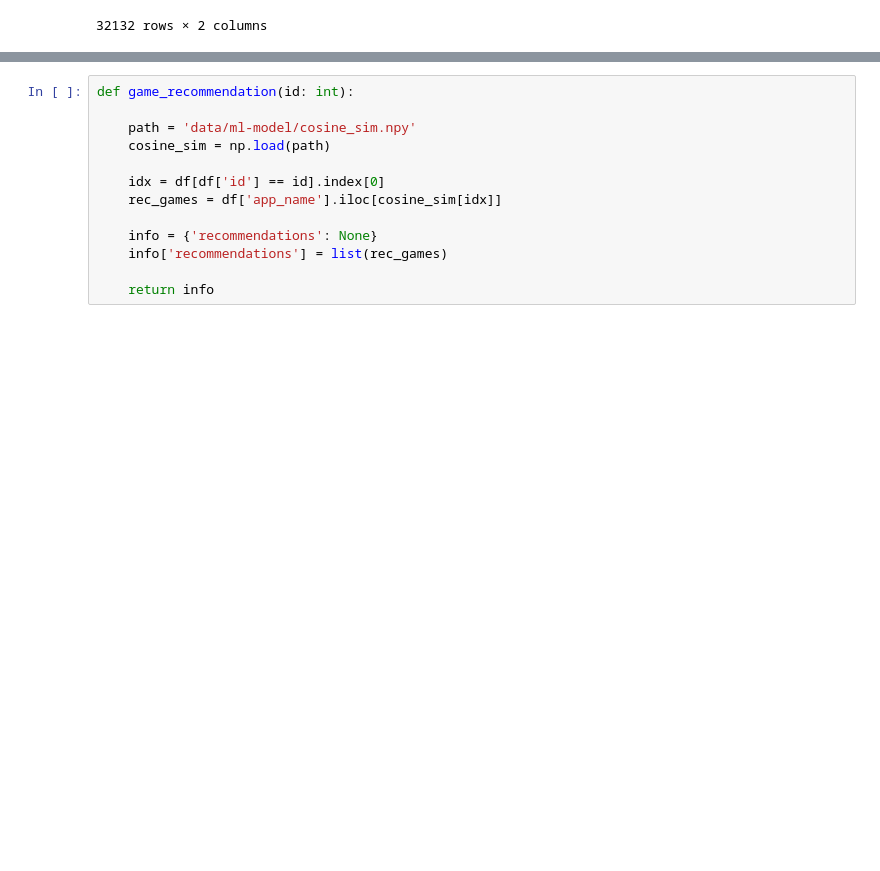
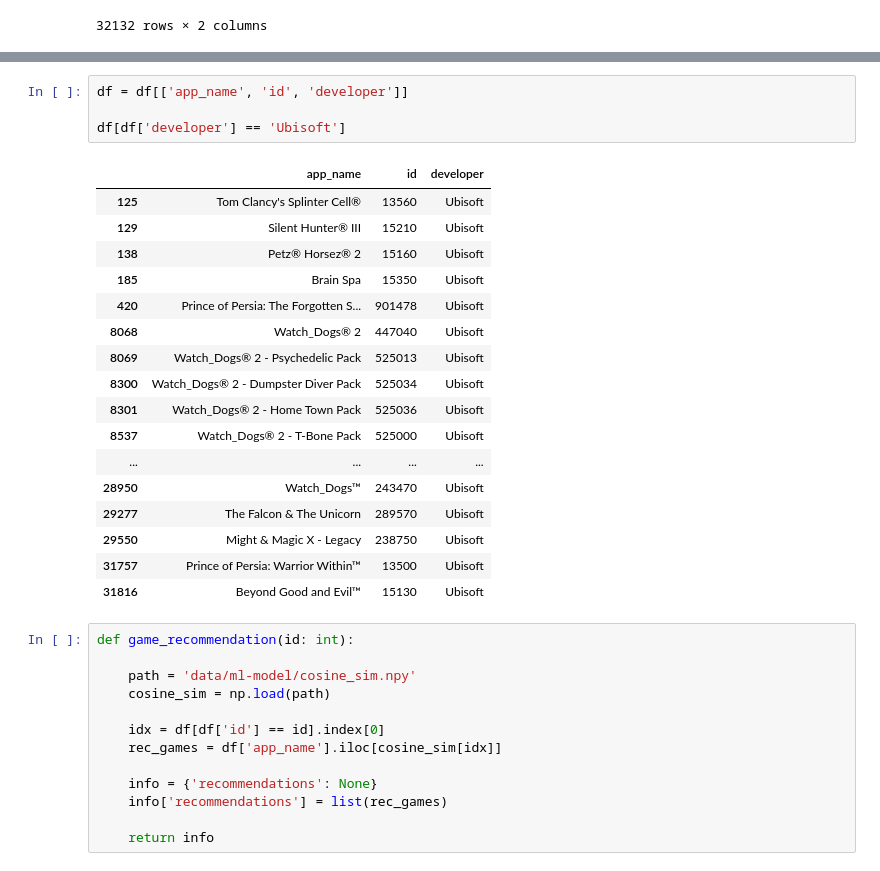
Before and after one commit to Slindex/ML-Rec-System-Steam, a Jupyter notebook: ml-model.ipynb, the cells around one changed output, grey strips where cells are left out. Saved outputs shown, nothing was run; the diff lists cells and outputs as text; blank space fills up the shorter version.

```diff
--- a/ml-model.ipynb
+++ b/ml-model.ipynb
@@ -163,3 +162,25 @@ df[df['app_name'] == 'Counter-Stri']
+# %%
+df = df[['app_name', 'id', 'developer']]
+
+df[df['developer'] == 'Ubisoft']
+# %% [output]
+|  | app_name | id | developer |
+| 125 | Tom Clancy's Splinter Cell® | 13560 | Ubisoft |
+| 129 | Silent Hunter® III | 15210 | Ubisoft |
+| 138 | Petz® Horsez® 2 | 15160 | Ubisoft |
+| 185 | Brain Spa | 15350 | Ubisoft |
+| 420 | Prince of Persia: The Forgotten S... | 901478 | Ubisoft |
+| 8068 | Watch_Dogs® 2 | 447040 | Ubisoft |
+| 8069 | Watch_Dogs® 2 - Psychedelic Pack | 525013 | Ubisoft |
+| 8300 | Watch_Dogs® 2 - Dumpster Diver Pack | 525034 | Ubisoft |
+| 8301 | Watch_Dogs® 2 - Home Town Pack | 525036 | Ubisoft |
+| 8537 | Watch_Dogs® 2 - T-Bone Pack | 525000 | Ubisoft |
+| ... | ... | ... | ... |
+| 28950 | Watch_Dogs™ | 243470 | Ubisoft |
+| 29277 | The Falcon & The Unicorn | 289570 | Ubisoft |
+| 29550 | Might & Magic X - Legacy | 238750 | Ubisoft |
+| 31757 | Prince of Persia: Warrior Within™ | 13500 | Ubisoft |
+| 31816 | Beyond Good and Evil™ | 15130 | Ubisoft |
 # %%
 def game_recommendation(id: int):
 
```
Also changed, not shown: parts of 2 cells of this notebook, 4 other files.
